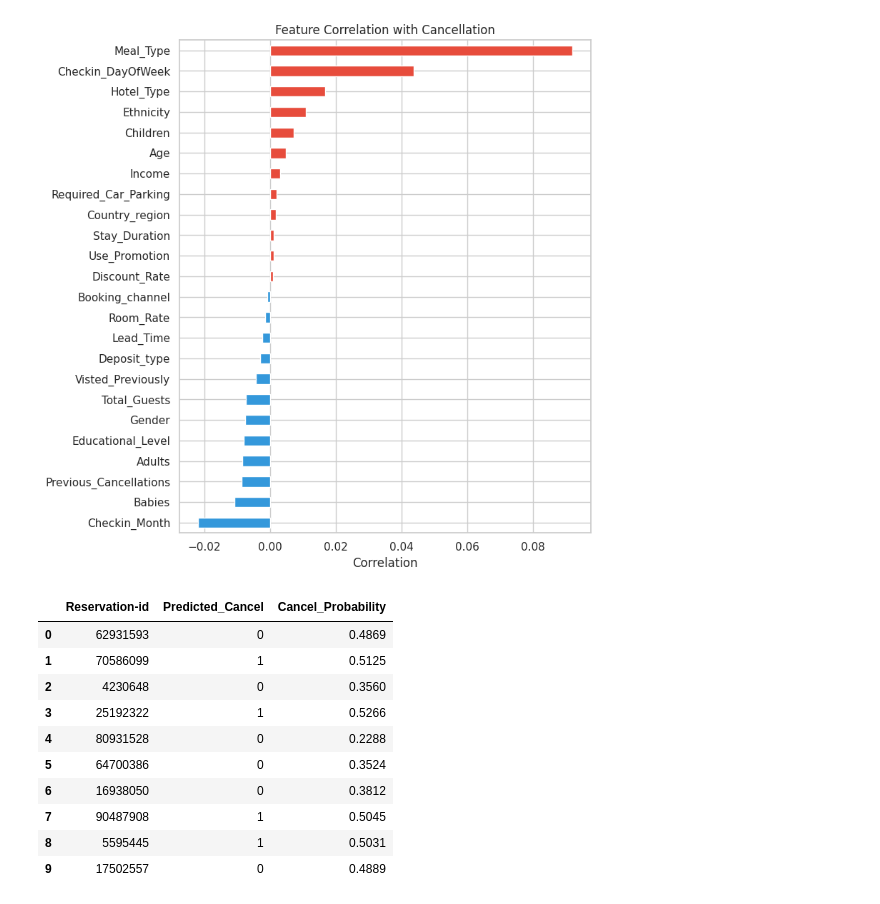
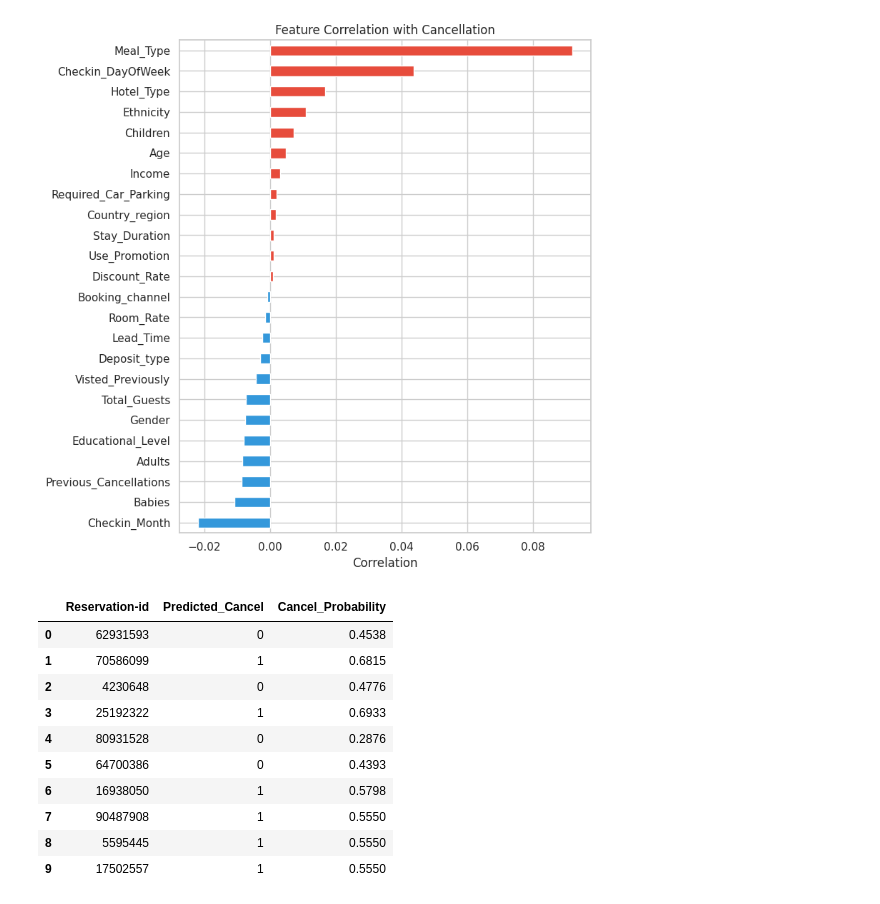
Before and after one commit to lafiracasseer/Hotel-Chain-A-Octave-John-Keells-Cancellation-Prediction, a Jupyter notebook: Hotel_A_cancellation_analysis.ipynb, the cells around one changed output. Saved outputs shown, nothing was run; the diff lists cells and outputs as text; code cells hidden in the pictures.

```diff
--- a/Hotel_A_cancellation_analysis.ipynb
+++ b/Hotel_A_cancellation_analysis.ipynb
@@ -669,27 +670,27 @@ plt.show()
 # %%
 #Final Prediction
 
 #Predicted_Cancel (0 or 1): The binary decision (0 = Check-in, 1 = Cancel).
 #Cancel_Probability (Decimal): The risk score.
 #Probabilities > 0.8 are 'Critical Risk' (require deposit), while 0.5 - 0.7 are 'Moderate Risk' (require a confirmation reminder).
 
-y_pred_test = rf.predict(X_test)
-y_prob_test = rf.predict_proba(X_test)[:, 1]
+y_pred_test = dt.predict(X_test)
+y_prob_test = dt.predict_proba(X_test)[:, 1]
 
 test['Predicted_Cancel']   = y_pred_test
 test['Cancel_Probability'] = y_prob_test.round(4)
 prediction = test[['Reservation-id', 'Predicted_Cancel', 'Cancel_Probability']]
 display(prediction.head(10))
 # %% [output]
 |  | Reservation-id | Predicted_Cancel | Cancel_Probability |
-| 0 | 62931593 | 0 | 0.4869 |
-| 1 | 70586099 | 1 | 0.5125 |
-| 2 | 4230648 | 0 | 0.3560 |
-| 3 | 25192322 | 1 | 0.5266 |
-| 4 | 80931528 | 0 | 0.2288 |
-| 5 | 64700386 | 0 | 0.3524 |
-| 6 | 16938050 | 0 | 0.3812 |
-| 7 | 90487908 | 1 | 0.5045 |
-| 8 | 5595445 | 1 | 0.5031 |
-| 9 | 17502557 | 0 | 0.4889 |
+| 0 | 62931593 | 0 | 0.4538 |
+| 1 | 70586099 | 1 | 0.6815 |
+| 2 | 4230648 | 0 | 0.4776 |
+| 3 | 25192322 | 1 | 0.6933 |
+| 4 | 80931528 | 0 | 0.2876 |
+| 5 | 64700386 | 0 | 0.4393 |
+| 6 | 16938050 | 1 | 0.5798 |
+| 7 | 90487908 | 1 | 0.5550 |
+| 8 | 5595445 | 1 | 0.5550 |
+| 9 | 17502557 | 1 | 0.5550 |
 # %%
```
Also changed, not shown: parts of 2 cells of this notebook, 1 other file.
